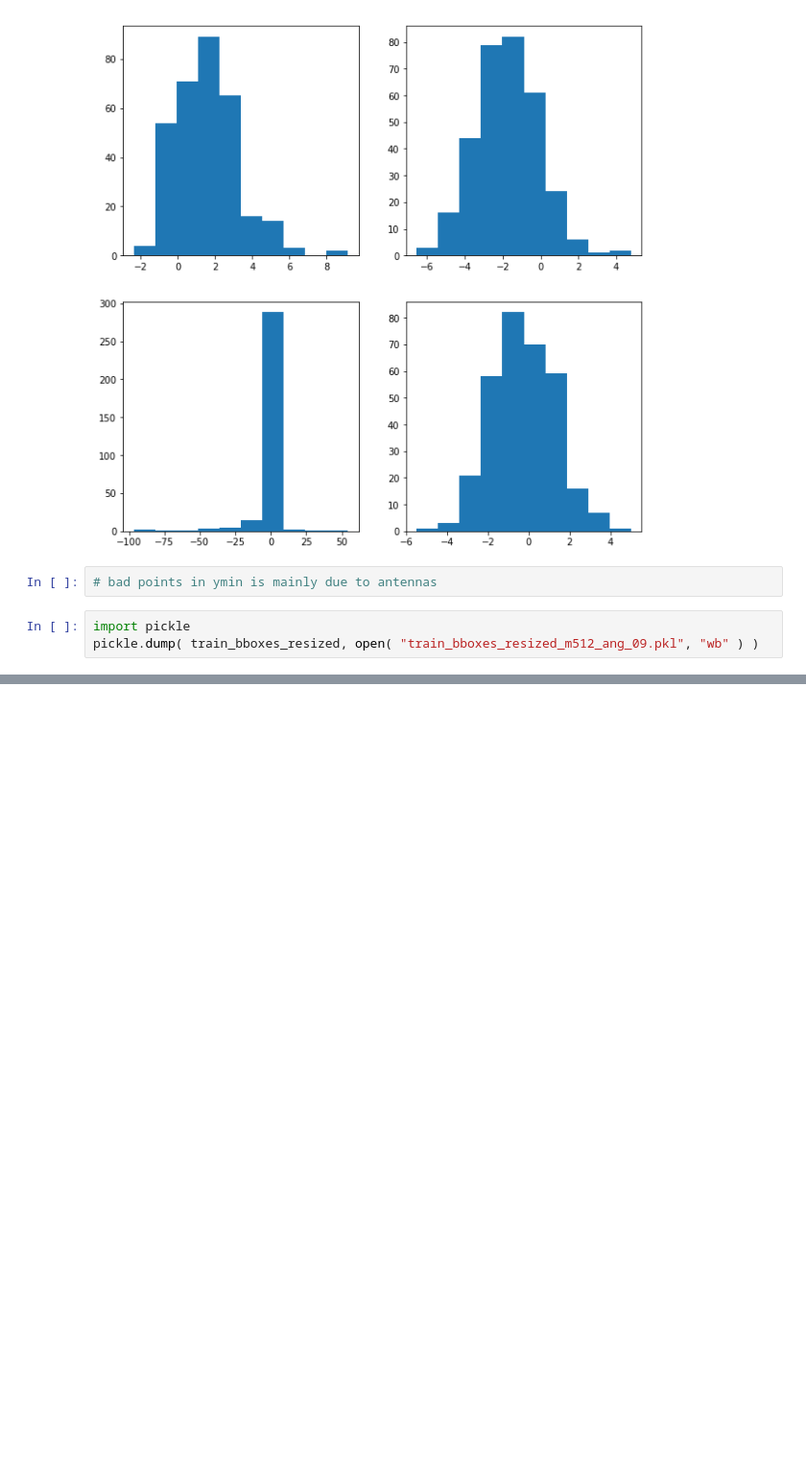
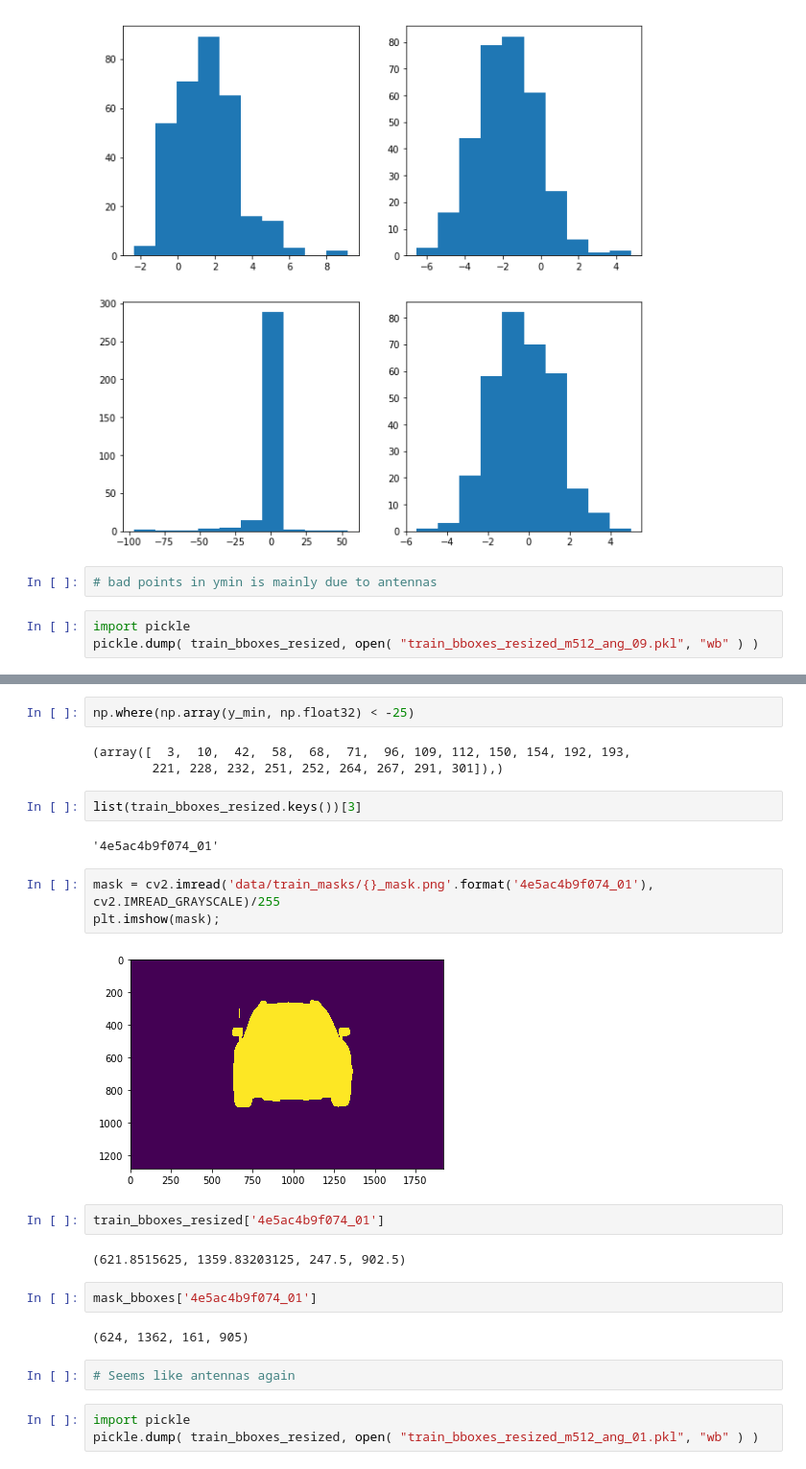
Before and after one commit to sainathadapa/kaggle-carvana-image-masking-challenge, a Jupyter notebook: 13-bboxes-revisit.ipynb, the cells around one changed output, grey strips where cells are left out. Shown at 96% size. Drawn from its saved outputs; the diff is of its cells as text; blank space fills up the shorter version.

```diff
--- a/13-bboxes-revisit.ipynb
+++ b/13-bboxes-revisit.ipynb
@@ -270,0 +302,27 @@ pickle.dump( train_bboxes_resized, open( "train_bboxes_resized_m512_ang_09.pkl",
+# %%
+np.where(np.array(y_min, np.float32) < -25)
+# %% [output]
+(array([  3,  10,  42,  58,  68,  71,  96, 109, 112, 150, 154, 192, 193,
+        221, 228, 232, 251, 252, 264, 267, 291, 301]),)
+# %%
+list(train_bboxes_resized.keys())[3]
+# %% [output]
+'4e5ac4b9f074_01'
+# %%
+mask = cv2.imread('data/train_masks/{}_mask.png'.format('4e5ac4b9f074_01'), cv2.IMREAD_GRAYSCALE)/255
+plt.imshow(mask);
+# %% [output]
+[figure, added]
+# %%
+train_bboxes_resized['4e5ac4b9f074_01']
+# %% [output]
+(621.8515625, 1359.83203125, 247.5, 902.5)
+# %%
+mask_bboxes['4e5ac4b9f074_01']
+# %% [output]
+(624, 1362, 161, 905)
+# %%
+# Seems like antennas again
+# %%
+import pickle
+pickle.dump( train_bboxes_resized, open( "train_bboxes_resized_m512_ang_01.pkl", "wb" ) )
```
Also changed, not shown: parts of 9 cells of this notebook, 3 other files.
